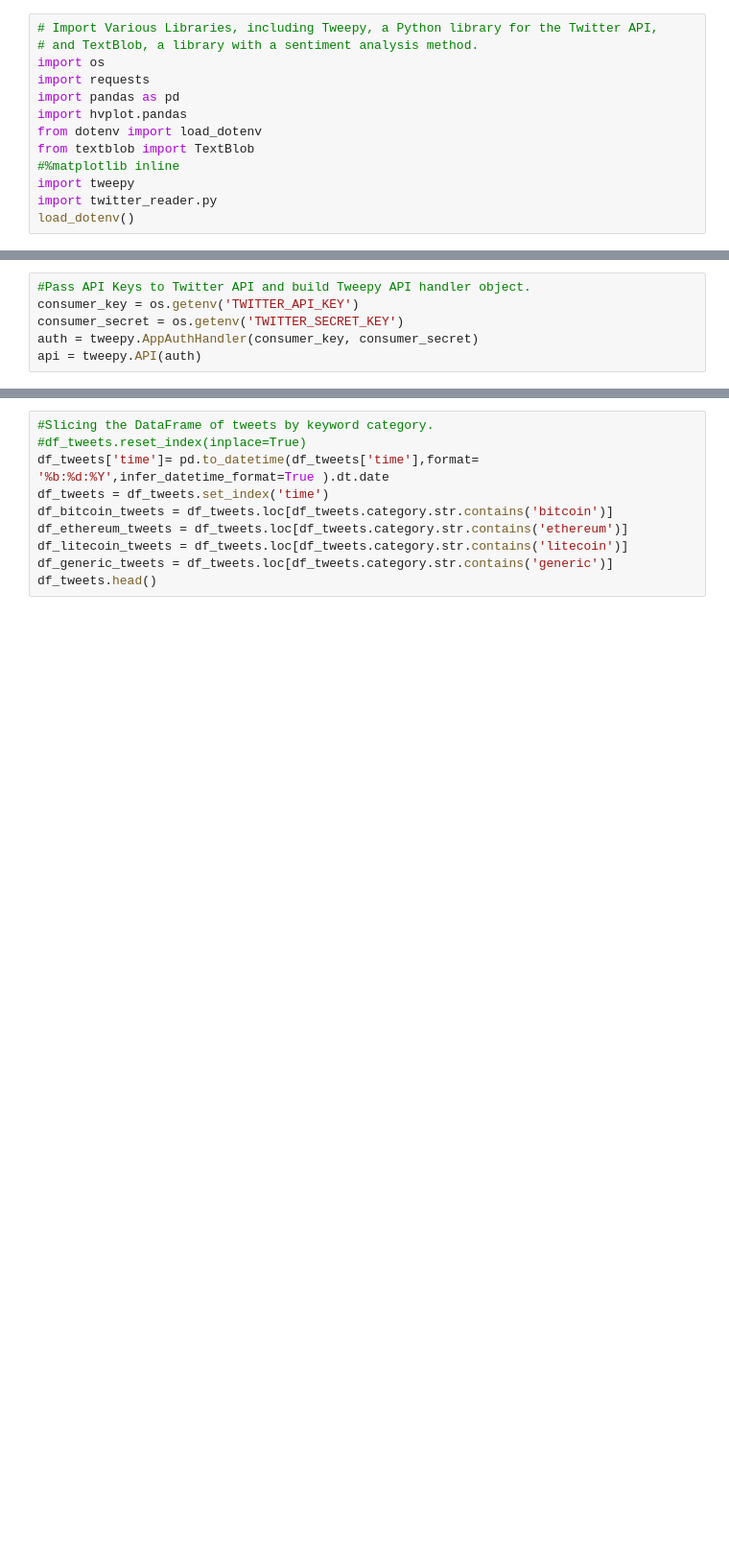
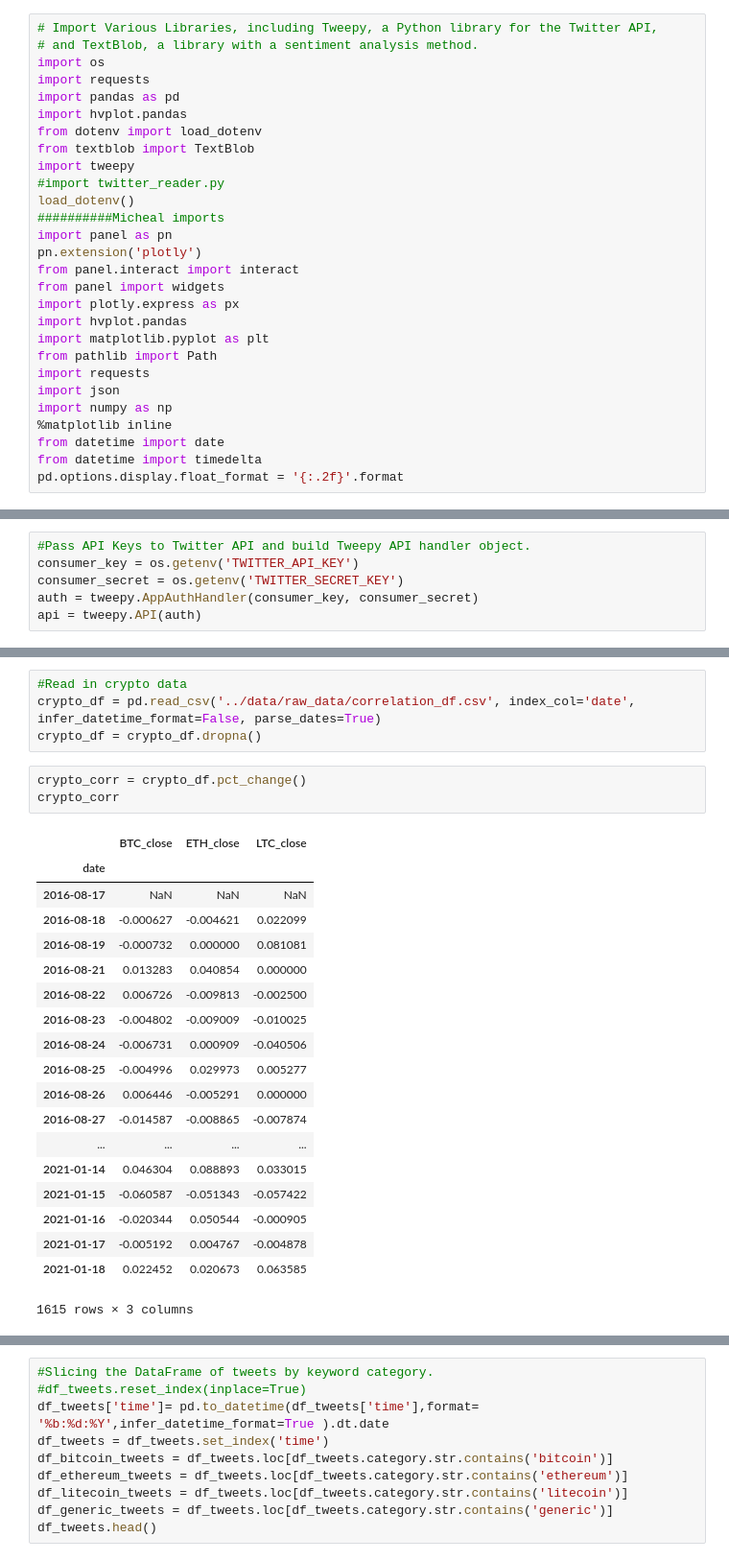
Before and after one commit to mnewk555/Project1_CryptoSentiment, a Jupyter notebook: notebooks/final_presentation_notebook.ipynb, the cells around one changed output, grey strips where cells are left out. Shown at 96% size. Saved outputs shown, nothing was run; the diff lists cells and outputs as text; blank space fills up the shorter version.

```diff
--- a/notebooks/final_presentation_notebook.ipynb
+++ b/notebooks/final_presentation_notebook.ipynb
@@ -7,8 +7,23 @@ import pandas as pd
 import hvplot.pandas
 from dotenv import load_dotenv
 from textblob import TextBlob
-#%matplotlib inline
 import tweepy
-import twitter_reader.py
+#import twitter_reader.py
 load_dotenv()
+##########Micheal imports
+import panel as pn
+pn.extension('plotly')
+from panel.interact import interact
+from panel import widgets
+import plotly.express as px
+import hvplot.pandas
+import matplotlib.pyplot as plt
+from pathlib import Path
+import requests
+import json
+import numpy as np
+%matplotlib inline
+from datetime import date
+from datetime import timedelta
+pd.options.display.float_format = '{:.2f}'.format
 # %% [output]
@@ -21,0 +39,27 @@ api = tweepy.API(auth)
+# %%
+#Read in crypto data
+crypto_df = pd.read_csv('../data/raw_data/correlation_df.csv', index_col='date', infer_datetime_format=False, parse_dates=True)
+crypto_df = crypto_df.dropna()
+# %%
+crypto_corr = crypto_df.pct_change()
+crypto_corr
+# %% [output]
+|  | BTC_close | ETH_close | LTC_close |
+| date |  |  |  |
+| 2016-08-17 | NaN | NaN | NaN |
+| 2016-08-18 | -0.000627 | -0.004621 | 0.022099 |
+| 2016-08-19 | -0.000732 | 0.000000 | 0.081081 |
+| 2016-08-21 | 0.013283 | 0.040854 | 0.000000 |
+| 2016-08-22 | 0.006726 | -0.009813 | -0.002500 |
+| 2016-08-23 | -0.004802 | -0.009009 | -0.010025 |
+| 2016-08-24 | -0.006731 | 0.000909 | -0.040506 |
+| 2016-08-25 | -0.004996 | 0.029973 | 0.005277 |
+| 2016-08-26 | 0.006446 | -0.005291 | 0.000000 |
+| 2016-08-27 | -0.014587 | -0.008865 | -0.007874 |
+| ... | ... | ... | ... |
+| 2021-01-14 | 0.046304 | 0.088893 | 0.033015 |
+| 2021-01-15 | -0.060587 | -0.051343 | -0.057422 |
+| 2021-01-16 | -0.020344 | 0.050544 | -0.000905 |
+| 2021-01-17 | -0.005192 | 0.004767 | -0.004878 |
+| 2021-01-18 | 0.022452 | 0.020673 | 0.063585 |
+1615 rows × 3 columns
```
Also changed, not shown: parts of 29 cells of this notebook.
